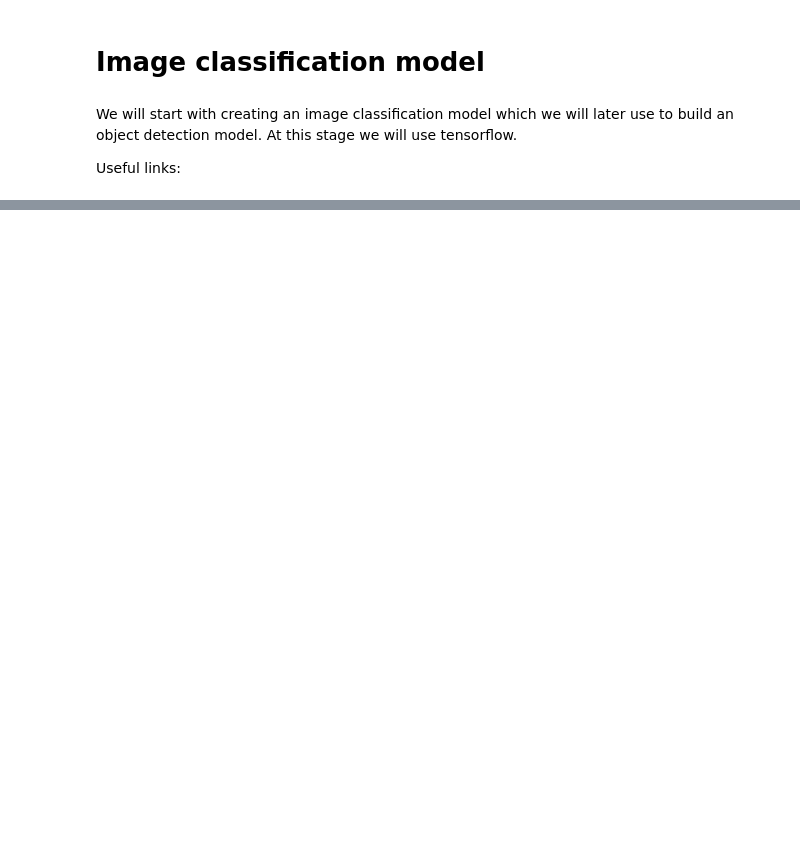
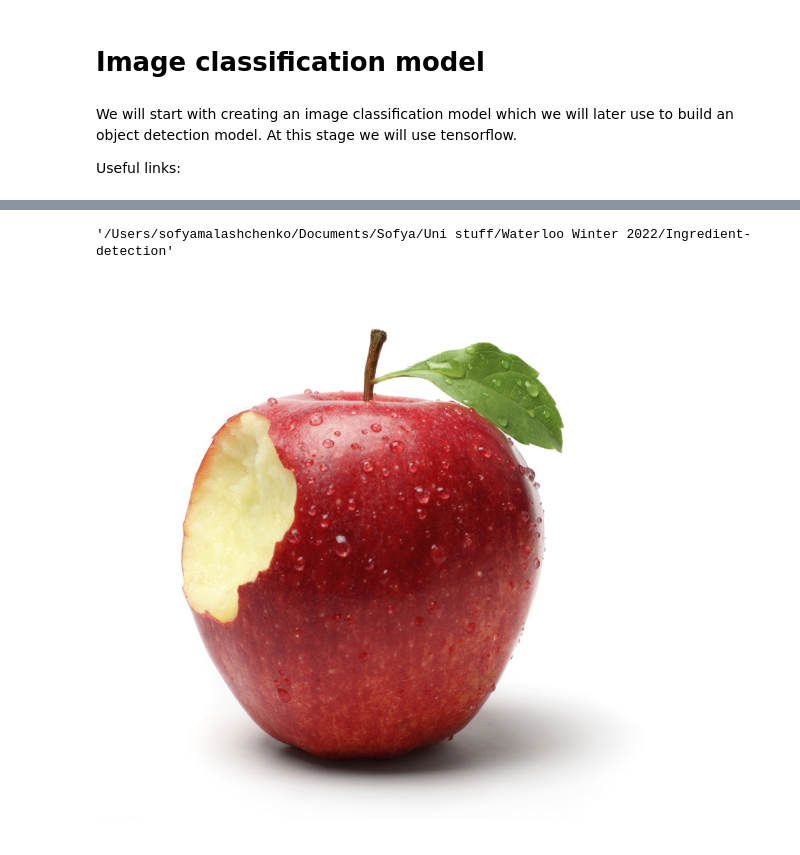
Before and after one commit to Sovima/Ingredient-detection, a Jupyter notebook: The model.ipynb, the cells around one changed output, grey strips where cells are left out. Cells and saved outputs as stored; diff of their text form; code cells hidden in the pictures; blank space fills up the shorter version.

Commit message:
Upload images

```diff
--- a/The model.ipynb
+++ b/The model.ipynb
@@ -17,0 +19,8 @@ ImportError: cannot import name '_message' from 'google.protobuf.pyext' (/Users/
+# %%
+os.getcwd()
+# %% [output]
+'/Users/sofyamalashchenko/Documents/Sofya/Uni stuff/Waterloo Winter 2022/Ingredient-detection'
+# %%
+PIL.Image.open("/Users/sofyamalashchenko/Documents/Sofya/Uni stuff/Waterloo Winter 2022/Ingredient-detection/Initial_ingredients/apple/Image_1.jpg")
+# %% [output]
+[figure, added]
```
Also changed, not shown: parts of 2 cells of this notebook.
